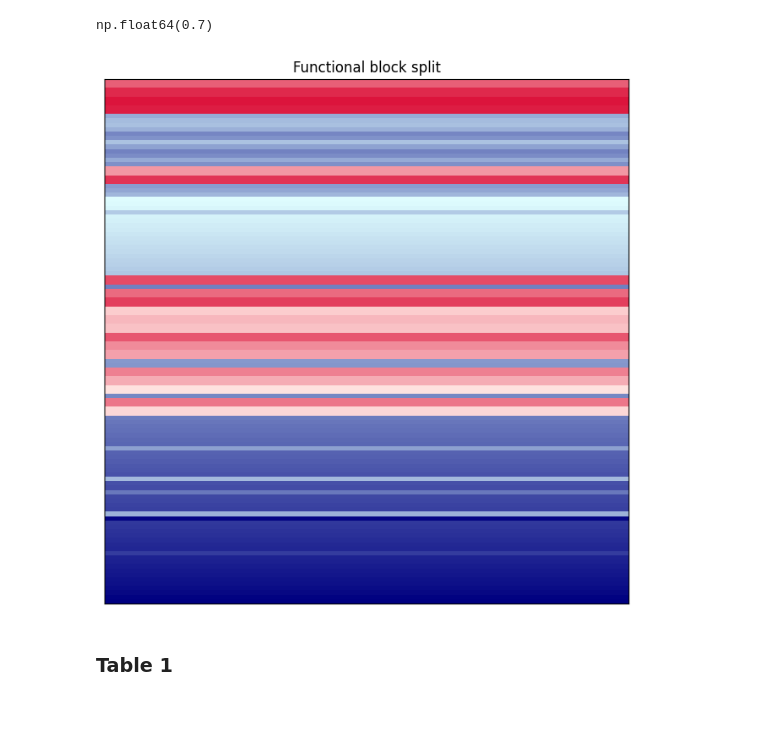
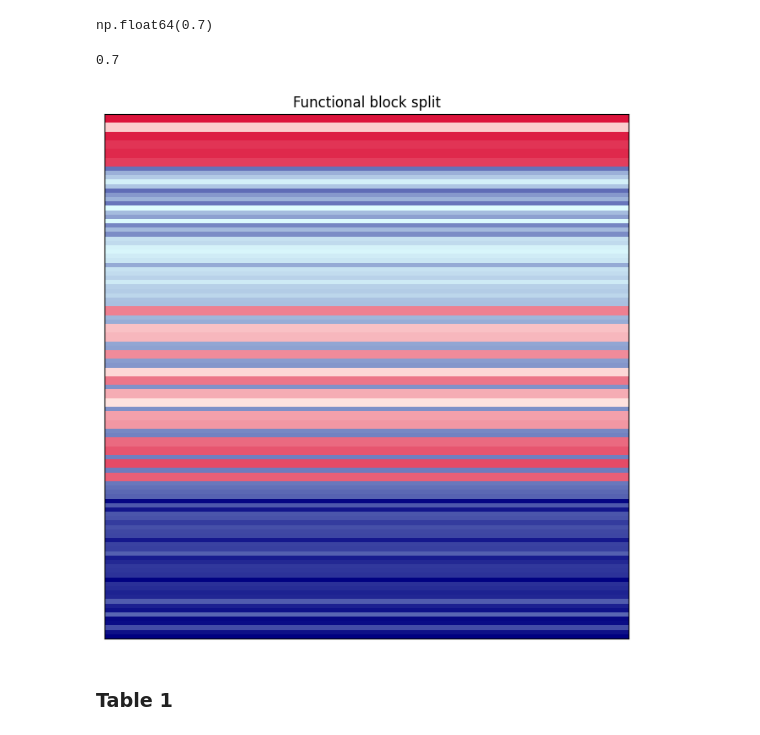
Before and after one commit to RSchmirler/DeePEn, a Jupyter notebook: notebooks/create_display_items_main.ipynb, the cells around one changed output. Cells and saved outputs as stored; diff of their text form; code cells hidden in the pictures.

```diff
--- a/notebooks/create_display_items_main.ipynb
+++ b/notebooks/create_display_items_main.ipynb
@@ -745,0 +731,30 @@ top_10_ranking[int(size*0.4):int(size*0.62)] = swap_to
+# %%
+def precomputed_swaps_invert(array, n):
+    """
+    Generate a permutation of a given NumPy array by precomputing n single swap pairs,
+    then applying changes in sequence, but only if the array ranking gets worse doing this.
+
+    Parameters:
+    array (np.ndarray): The input array to permute.
+    n (int): The number of swap pairs to generate and apply.
+
+    Returns:
+    np.ndarray: The final array after performing n swaps.
+    """
+    # Create a copy of the original array to avoid modifying it
+    permuted_array = copy.deepcopy(array)
+    size = len(permuted_array)
+
+    # Generate swap pairs using vectorized operations
+    indices = np.random.choice(size, n*2, replace=True)
+    swap_indices = np.column_stack((indices[:n], indices[n:2*n]))
+
+    # Perform the swaps
+    for idx1, idx2 in swap_indices:
+        if (idx1 > idx2 and permuted_array[idx1] > permuted_array[idx2]
+           ) or (
+            idx1 < idx2 and permuted_array[idx1] < permuted_array[idx2]):
+
+            permuted_array[idx1], permuted_array[idx2] = permuted_array[idx2], permuted_array[idx1]
+
+    return permuted_array
@@ -759,16 +833,20 @@ np.float64(0.45)
 ndcg_score([list(ndcg_ranking)], [list(top_10_ranking)], k = int(size*pos_share*0.1)).round(2)
 # %% [output]
 np.float64(0.7)
+# %%
+round(topx_overlap(pd.Series(ranking), pd.Series(top_10_ranking), int(size*pos_share*0.25)),2)
+# %% [output]
+0.7
 # %%
 df_in = pd.DataFrame({
     'ranking': ranking,
     'preds': top_10_ranking,
     'binary': binary
 })
-# %%
-test = plot_ranking_predictions_heatmap(df_in.iloc[1::10000], "Functional block split", perfect=False)
-# %% [output]
-[figure, removed]
+# %%
+test = plot_ranking_predictions_heatmap(df_in.iloc[0::10000], "Functional block split", perfect=False)
+# %% [output]
+[figure, added]
 # %% [markdown]
 ### Table 1
 # %%
```
Also changed, not shown: parts of 18 cells of this notebook, 1 other file.
